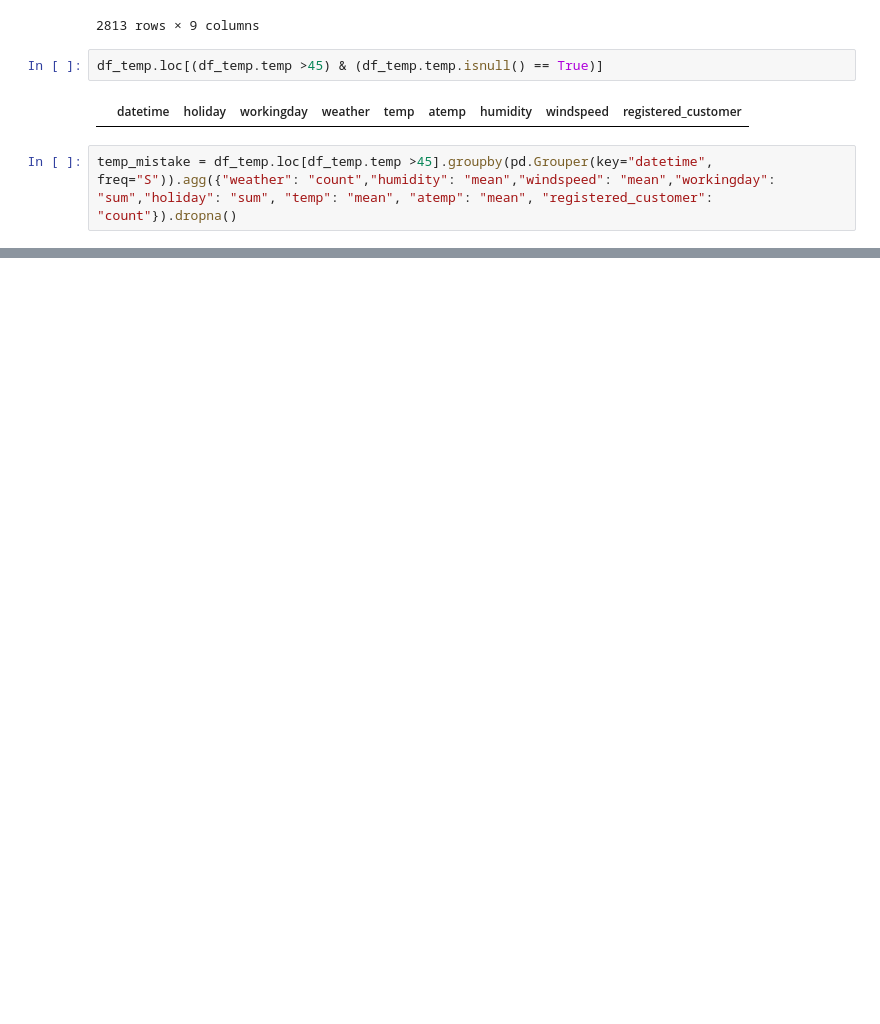
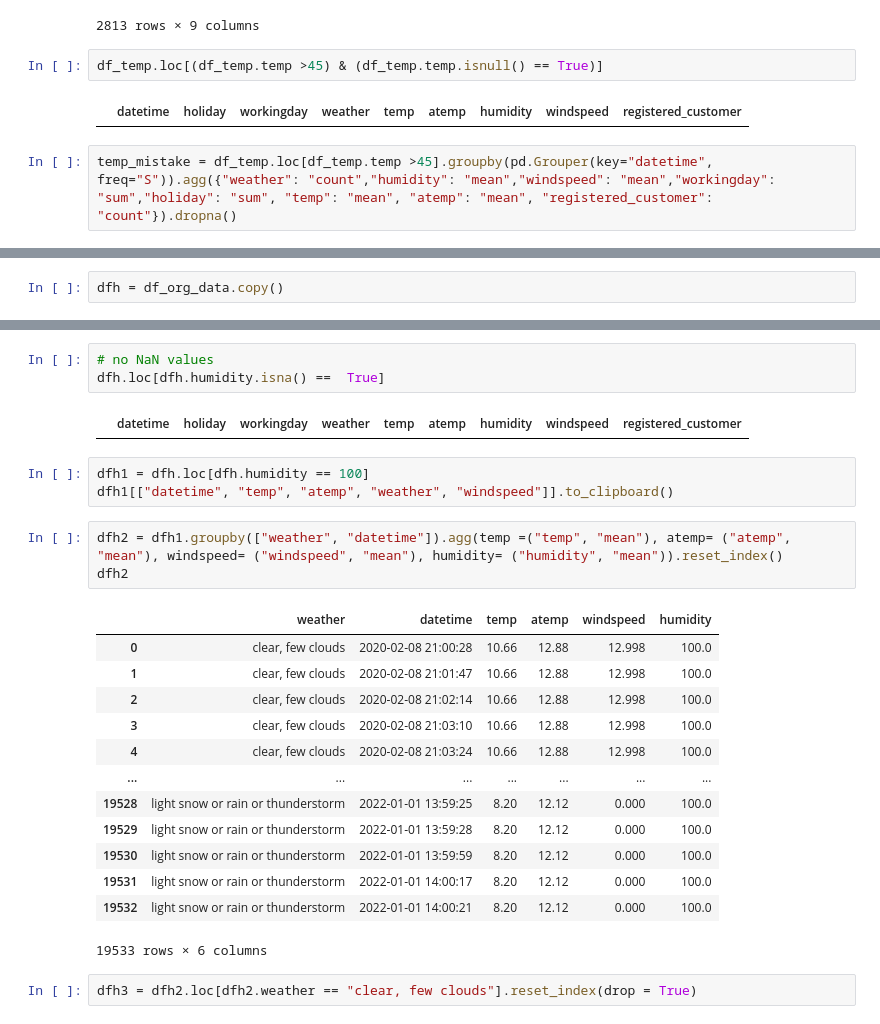
Before and after one commit to P-AEL/K-ppers-Projekt1, a Jupyter notebook: Flo/f_data_cleaning.ipynb, the cells around one changed output, grey strips where cells are left out. Drawn from its saved outputs; the diff is of its cells as text; blank space fills up the shorter version.

```diff
--- a/Flo/f_data_cleaning.ipynb
+++ b/Flo/f_data_cleaning.ipynb
@@ -113,0 +116,2 @@ temp_mistake.sample(50)
+# %%
+dfh = df_org_data.copy()
@@ -113,0 +131,27 @@ temp_mistake.sample(50)
+# %%
+# no NaN values
+dfh.loc[dfh.humidity.isna() ==  True]
+# %% [output]
+|  | datetime | holiday | workingday | weather | temp | atemp | humidity | windspeed | registered_customer |
+# %%
+dfh1 = dfh.loc[dfh.humidity == 100]
+dfh1[["datetime", "temp", "atemp", "weather", "windspeed"]].to_clipboard()
+# %%
+dfh2 = dfh1.groupby(["weather", "datetime"]).agg(temp =("temp", "mean"), atemp= ("atemp", "mean"), windspeed= ("windspeed", "mean"), humidity= ("humidity", "mean")).reset_index()
+dfh2
+# %% [output]
+|  | weather | datetime | temp | atemp | windspeed | humidity |
+| 0 | clear, few clouds | 2020-02-08 21:00:28 | 10.66 | 12.88 | 12.998 | 100.0 |
+| 1 | clear, few clouds | 2020-02-08 21:01:47 | 10.66 | 12.88 | 12.998 | 100.0 |
+| 2 | clear, few clouds | 2020-02-08 21:02:14 | 10.66 | 12.88 | 12.998 | 100.0 |
+| 3 | clear, few clouds | 2020-02-08 21:03:10 | 10.66 | 12.88 | 12.998 | 100.0 |
+| 4 | clear, few clouds | 2020-02-08 21:03:24 | 10.66 | 12.88 | 12.998 | 100.0 |
+| ... | ... | ... | ... | ... | ... | ... |
+| 19528 | light snow or rain or thunderstorm | 2022-01-01 13:59:25 | 8.20 | 12.12 | 0.000 | 100.0 |
+| 19529 | light snow or rain or thunderstorm | 2022-01-01 13:59:28 | 8.20 | 12.12 | 0.000 | 100.0 |
+| 19530 | light snow or rain or thunderstorm | 2022-01-01 13:59:59 | 8.20 | 12.12 | 0.000 | 100.0 |
+| 19531 | light snow or rain or thunderstorm | 2022-01-01 14:00:17 | 8.20 | 12.12 | 0.000 | 100.0 |
+| 19532 | light snow or rain or thunderstorm | 2022-01-01 14:00:21 | 8.20 | 12.12 | 0.000 | 100.0 |
+19533 rows × 6 columns
+# %%
+dfh3 = dfh2.loc[dfh2.weather == "clear, few clouds"].reset_index(drop = True)
```
Also changed, not shown: parts of 7 cells of this notebook.
